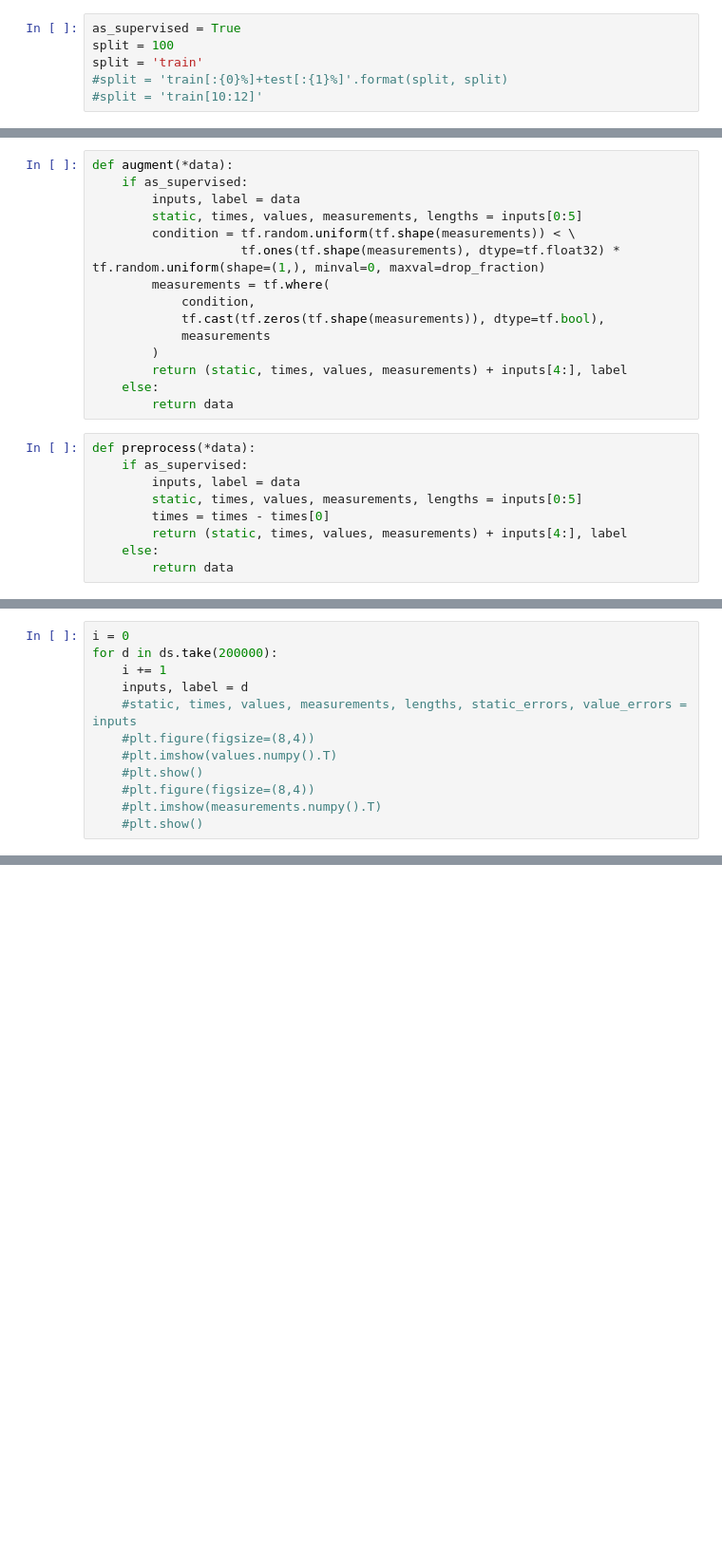
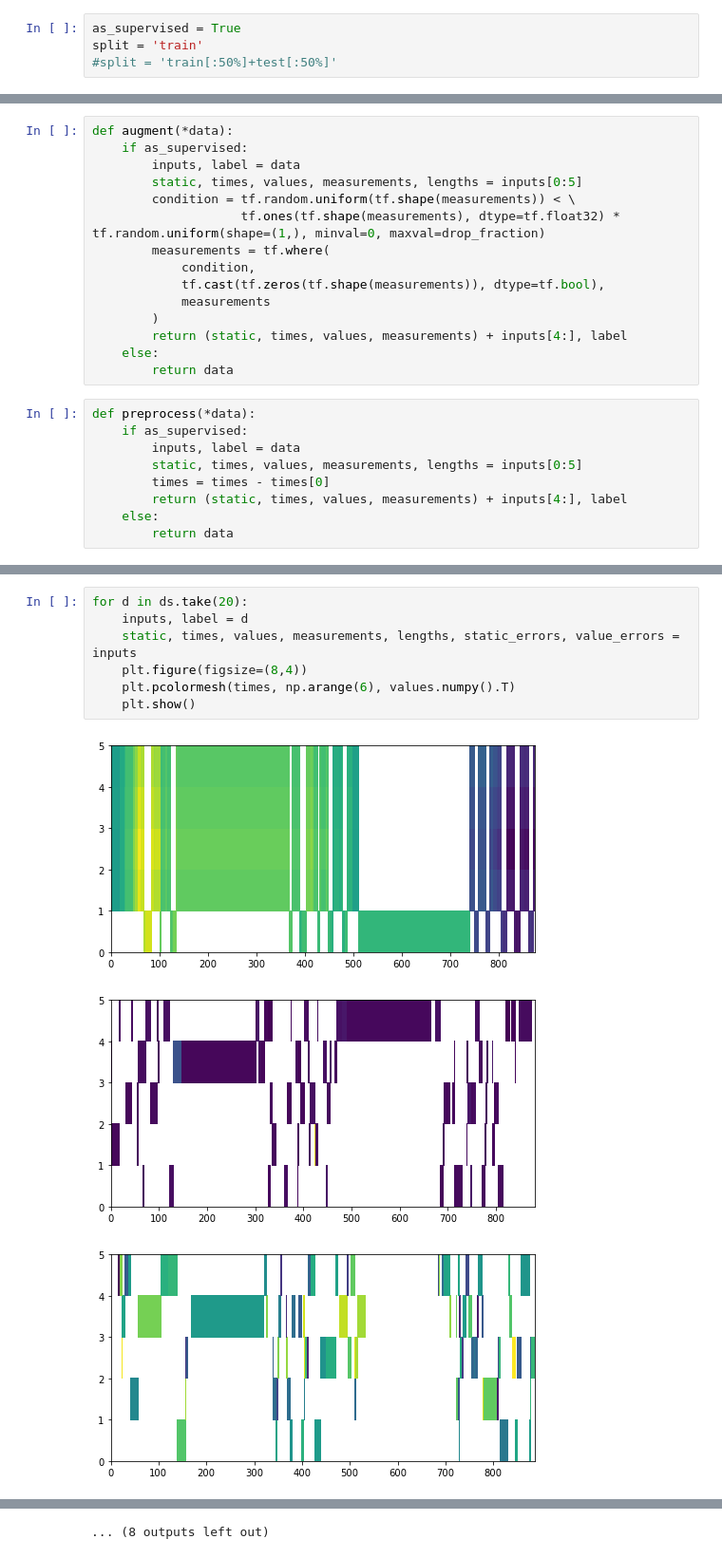
Before and after one commit to adammoss/astro_ts_datasets, a Jupyter notebook: examples/dataset.ipynb, the cells around one changed output, grey strips where cells are left out. Shown at 95% size. Drawn from its saved outputs; the diff is of its cells as text; blank space fills up the shorter version.

```diff
--- a/examples/dataset.ipynb
+++ b/examples/dataset.ipynb
@@ -21,10 +14,8 @@ IPython.OutputArea.prototype._should_scroll = function(lines) {
 tf.compat.v1.enable_eager_execution()
 # %%
 as_supervised = True
-split = 100
 split = 'train'
-#split = 'train[:{0}%]+test[:{1}%]'.format(split, split)
-#split = 'train[10:12]'
+#split = 'train[:50%]+test[:50%]'
 # %%
 drop_fraction = 0.5
 # %%
@@ -62,12 +69,11 @@ info
 # %%
-i = 0
-for d in ds.take(200000):
-    i += 1
+for d in ds.take(20):
     inputs, label = d
-    #static, times, values, measurements, lengths, static_errors, value_errors = inputs
-    #plt.figure(figsize=(8,4))
-    #plt.imshow(values.numpy().T)
-    #plt.show()
-    #plt.figure(figsize=(8,4))
-    #plt.imshow(measurements.numpy().T)
-    #plt.show()
+    static, times, values, measurements, lengths, static_errors, value_errors = inputs
+    plt.figure(figsize=(8,4))
+    plt.pcolormesh(times, np.arange(6), values.numpy().T)
+    plt.show()
+# %% [output]
+[figure, added]
+[figure, added]
+[figure, added]
@@ -73,0 +89 @@ for d in ds.take(200000):
+... (8 outputs left out)
```
Also changed, not shown: parts of 5 cells of this notebook, 3 other files.
